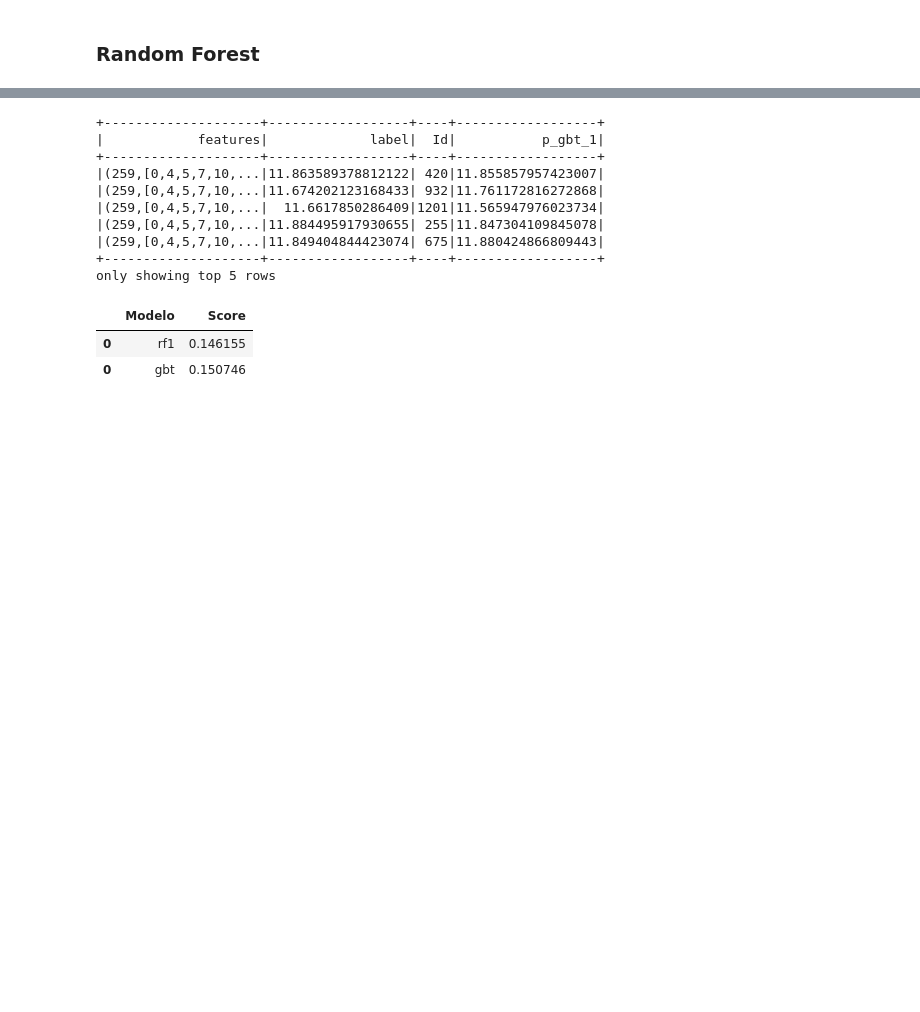
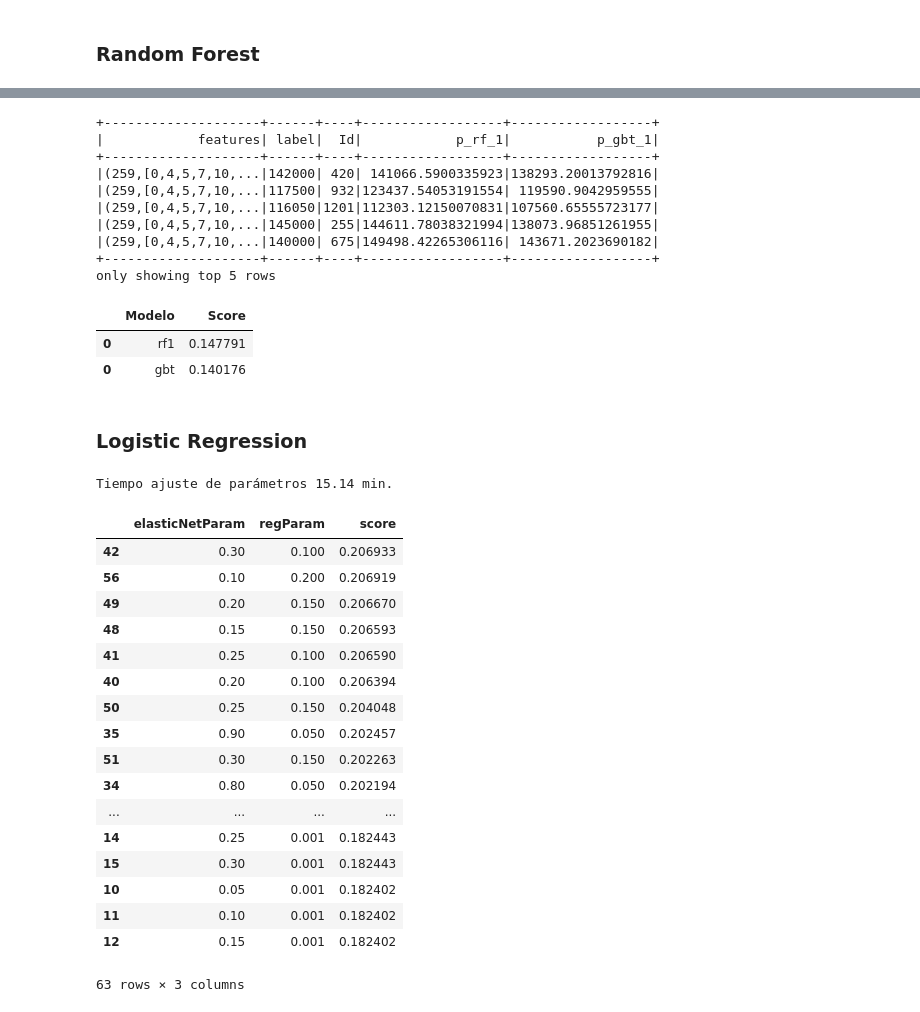
Before and after one commit to maberrocal/Data_Science_with_Spark, a Jupyter notebook: 3. Modelos.ipynb, the cells around one changed output, grey strips where cells are left out. Drawn from its saved outputs; the diff is of its cells as text; code cells hidden in the pictures; blank space fills up the shorter version.

```diff
--- a/3. Modelos.ipynb
+++ b/3. Modelos.ipynb
@@ -257,20 +290,71 @@ Tiempo ajuste de parámetros 45.7 min.
 # %%
-val=gbt_cv_mod.bestModel.transform(validation)
+val=gbt_cv_mod.bestModel.transform(val)
 val.show(5)
 evaluator=UserEval(predictionCol='p_gbt_1')
 modelos_eval=pd.concat([modelos_eval,pd.DataFrame([('gbt',evaluator.evaluate(val))],columns=['Modelo','Score'])])
 modelos_eval
 # %% [output]
-+--------------------+------------------+----+------------------+
-|            features|             label|  Id|           p_gbt_1|
-+--------------------+------------------+----+------------------+
-|(259,[0,4,5,7,10,...|11.863589378812122| 420|11.855857957423007|
-|(259,[0,4,5,7,10,...|11.674202123168433| 932|11.761172816272868|
-|(259,[0,4,5,7,10,...|  11.6617850286409|1201|11.565947976023734|
-|(259,[0,4,5,7,10,...|11.884495917930655| 255|11.847304109845078|
-|(259,[0,4,5,7,10,...|11.849404844423074| 675|11.880424866809443|
-+--------------------+------------------+----+------------------+
++--------------------+------+----+------------------+------------------+
+|            features| label|  Id|            p_rf_1|           p_gbt_1|
++--------------------+------+----+------------------+------------------+
+|(259,[0,4,5,7,10,...|142000| 420| 141066.5900335923|138293.20013792816|
+|(259,[0,4,5,7,10,...|117500| 932|123437.54053191554| 119590.9042959555|
+|(259,[0,4,5,7,10,...|116050|1201|112303.12150070831|107560.65555723177|
+|(259,[0,4,5,7,10,...|145000| 255|144611.78038321994|138073.96851261955|
+|(259,[0,4,5,7,10,...|140000| 675|149498.42265306116| 143671.2023690182|
++--------------------+------+----+------------------+------------------+
 only showing top 5 rows
 |  | Modelo | Score |
-| 0 | rf1 | 0.146155 |
-| 0 | gbt | 0.150746 |
+| 0 | rf1 | 0.147791 |
+| 0 | gbt | 0.140176 |
+# %% [markdown]
+### Logistic Regression
+# %%
+# Instanciación del modelo
+lr_1 = lr = LinearRegression(predictionCol='p_lr_1',featuresCol='features')
+
+# Definición del grid
+paramGrid = ParamGridBuilder() \
+    .addGrid(lr.regParam , [0, 0.001, 0.01, 0.05, 0.1, 0.15, 0.2]) \
+    .addGrid(lr.elasticNetParam, [0, 0.05, 0.1, 0.15, 0.2, 0.25, 0.3, 0.8, 0.9]) \
+    .build()
+
+
+# Instanciación del método de crosvalidación
+crossval = CrossValidator(estimator=lr_1,
+                          estimatorParamMaps=paramGrid,
+                          evaluator=UserEval(predictionCol='p_lr_1'),
+                          numFolds=5,
+                          seed=seed)
+
+t0 = time.time()
+lr_cv_mod = crossval.fit(train)
+tt = time.time() - t0
+print('Tiempo ajuste de parámetros {} min.'.format(round(tt/60,2)))
+
+# Tabla results
+par_map = lr_cv_mod.getEstimatorParamMaps()
+lpars = [{par.name: value for par, value in par_comb.items()} for par_comb in par_map]
+pars_df = pd.DataFrame(lpars)
+pars_df['score'] = lr_cv_mod.avgMetrics
+pars_df.sort_values(by='score', ascending=False)
+# %% [output]
+Tiempo ajuste de parámetros 15.14 min.
+|  | elasticNetParam | regParam | score |
+| 42 | 0.30 | 0.100 | 0.206933 |
+| 56 | 0.10 | 0.200 | 0.206919 |
+| 49 | 0.20 | 0.150 | 0.206670 |
+| 48 | 0.15 | 0.150 | 0.206593 |
+| 41 | 0.25 | 0.100 | 0.206590 |
+| 40 | 0.20 | 0.100 | 0.206394 |
+| 50 | 0.25 | 0.150 | 0.204048 |
+| 35 | 0.90 | 0.050 | 0.202457 |
+| 51 | 0.30 | 0.150 | 0.202263 |
+| 34 | 0.80 | 0.050 | 0.202194 |
+| ... | ... | ... | ... |
+| 14 | 0.25 | 0.001 | 0.182443 |
+| 15 | 0.30 | 0.001 | 0.182443 |
+| 10 | 0.05 | 0.001 | 0.182402 |
+| 11 | 0.10 | 0.001 | 0.182402 |
+| 12 | 0.15 | 0.001 | 0.182402 |
+63 rows × 3 columns
```
Also changed, not shown: parts of 19 cells of this notebook, 8 other files.
